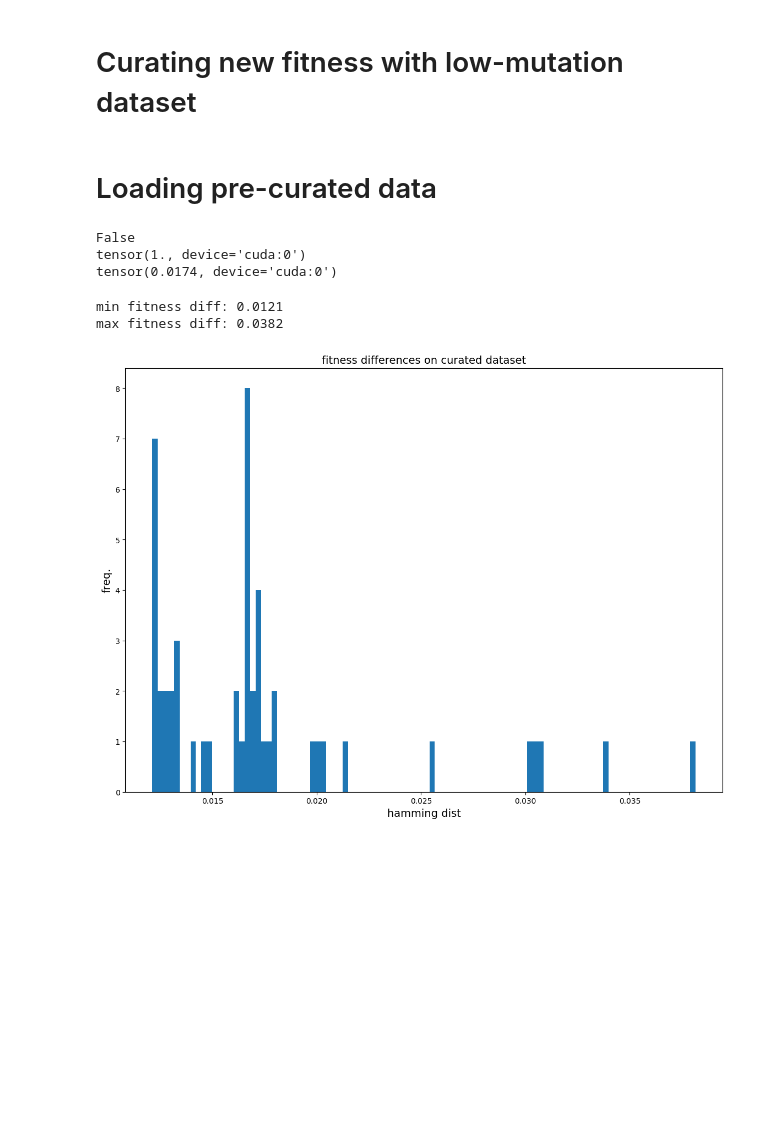
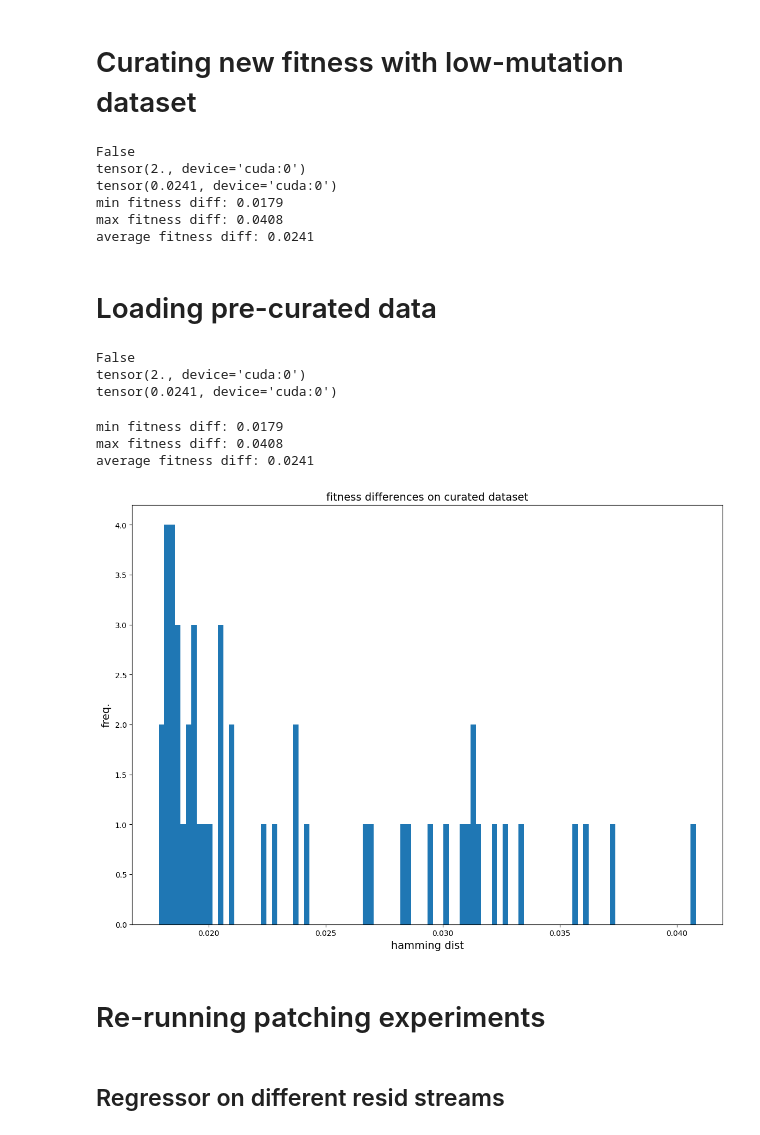
Before and after one commit to blab/mutational-embedding-vectors, a Jupyter notebook: notebooks/plm_circuits/ex23_interpreting_heads.ipynb, the cells around one changed output. Drawn from its saved outputs; the diff is of its cells as text; code cells hidden in the pictures; blank space fills up the shorter version.

Commit message:
curated dataset re-doing experiments

```diff
--- a/notebooks/plm_circuits/ex23_interpreting_heads.ipynb
+++ b/notebooks/plm_circuits/ex23_interpreting_heads.ipynb
@@ -312,7 +297,7 @@ torch.cuda.empty_cache()
 # %% [markdown]
 # Curating new fitness with low-mutation dataset
 # %%
-MAX_HAM_DIST = 1
+MAX_HAM_DIST = 2
 topk = 50
 # %%
 ham_dists = torch.zeros(num_data, num_data)
@@ -346,10 +331,38 @@ for i in tqdm(range(topk)):
 
     excl_mask_idx = torch.logical_and(min_ham_idx1 != clean_tok_idxs[-1], min_ham_idx2 != corr_tok_idxs[-1])
     mask_idx = torch.logical_and(mask_idx, excl_mask_idx)
+# %%
+clean_tok_idx_corrected = [] # higher fitness
+corr_tok_idxs_corrected = [] # lower fitness
+
+for (x,y) in zip(clean_tok_idxs, corr_tok_idxs):
+    if (output_logits[x,logit_id] - output_logits[y,logit_id]) > 0:
+        clean_tok_idx_corrected.append(x)
+        corr_tok_idxs_corrected.append(y)
+    else:
+        clean_tok_idx_corrected.append(y)
+        corr_tok_idxs_corrected.append(x)
+# %%
+# sanity check
+print(np.any([x == y for (x,y) in zip(clean_tok_idx_corrected, corr_tok_idxs_corrected)]))
+
+print((tok_seqs[clean_tok_idx_corrected] != tok_seqs[corr_tok_idxs_corrected]).sum(dim=-1).float().mean())
+curated_avg_fitness = (output_logits[clean_tok_idx_corrected, logit_id] - output_logits[corr_tok_idxs_corrected, logit_id]).mean()
+print(curated_avg_fitness)
+
+curated_fit_diffs = (output_logits[clean_tok_idx_corrected, logit_id] - output_logits[corr_tok_idxs_corrected, logit_id]).cpu().numpy()
+print("min fitness diff: %.4f"%curated_fit_diffs.min(), "\nmax fitness diff: %.4f"%curated_fit_diffs.max(), "\naverage fitness diff: %.4f"%(curated_avg_fitness.item()))
+# %% [output]
+False
+tensor(2., device='cuda:0')
+tensor(0.0241, device='cuda:0')
+min fitness diff: 0.0179
+max fitness diff: 0.0408
+average fitness diff: 0.0241
 # %%
 new_idx_dict = {
-    "clean_idx":clean_tok_idxs,
-    "corr_idx":corr_tok_idxs,
+    "clean_idx":clean_tok_idx_corrected,
+    "corr_idx":corr_tok_idxs_corrected,
 }
 
 with open("./curated_fitness_dset_indices.json", "w") as f:
@@ -366,21 +379,27 @@ with open("./curated_fitness_dset_indices.json", "r") as f:
 print(np.any([x == y for (x,y) in zip(clean_tok_idxs, corr_tok_idxs)]))
 
 print((tok_seqs[clean_tok_idxs] != tok_seqs[corr_tok_idxs]).sum(dim=-1).float().mean())
-print((output_logits[clean_tok_idxs, logit_id] - output_logits[corr_tok_idxs, logit_id]).abs().mean())
+curated_avg_fitness = (output_logits[clean_tok_idxs, logit_id] - output_logits[corr_tok_idxs, logit_id]).mean()
+print(curated_avg_fitness)
 # %% [output]
 False
-tensor(1., device='cuda:0')
-tensor(0.0174, device='cuda:0')
+tensor(2., device='cuda:0')
+tensor(0.0241, device='cuda:0')
 # %%
-curated_fit_diffs = (output_logits[clean_tok_idxs, logit_id] - output_logits[corr_tok_idxs, logit_id]).abs().cpu().numpy()
-print("min fitness diff: %.4f"%curated_fit_diffs.min(), "\nmax fitness diff: %.4f"%curated_fit_diffs.max())
+curated_fit_diffs = (output_logits[clean_tok_idxs, logit_id] - output_logits[corr_tok_idxs, logit_id]).cpu().numpy()
+print("min fitness diff: %.4f"%curated_fit_diffs.min(), "\nmax fitness diff: %.4f"%curated_fit_diffs.max(), "\naverage fitness diff: %.4f"%(curated_avg_fitness.item()))
 fig,ax = plt.subplots(1,1,figsize=(14,10))
 ax.hist(curated_fit_diffs, bins=100)
 ax.set_title("fitness differences on curated dataset", fontsize=14)
 ax.set_ylabel("freq.", fontsize=14)
 ax.set_xlabel("hamming dist", fontsize=14)
 plt.show()
 # %% [output]
-min fitness diff: 0.0121
-max fitness diff: 0.0382
+min fitness diff: 0.0179
+max fitness diff: 0.0408
+average fitness diff: 0.0241
-[figure, old version]
+[figure, new version]
+# %% [markdown]
+# Re-running patching experiments
+# %% [markdown]
+## Regressor on different resid streams
```
Also changed, not shown: parts of 30 cells of this notebook, 1 other file.
